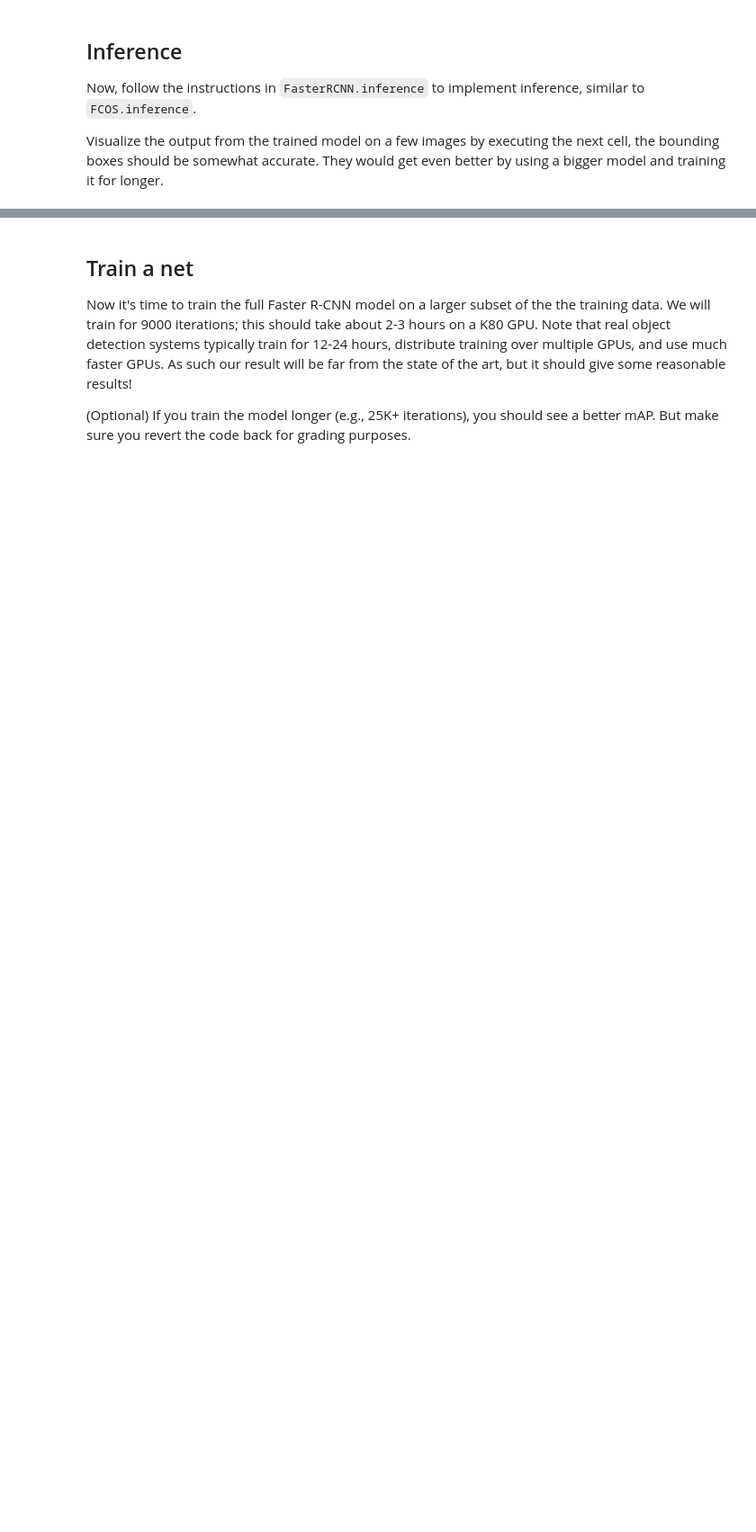
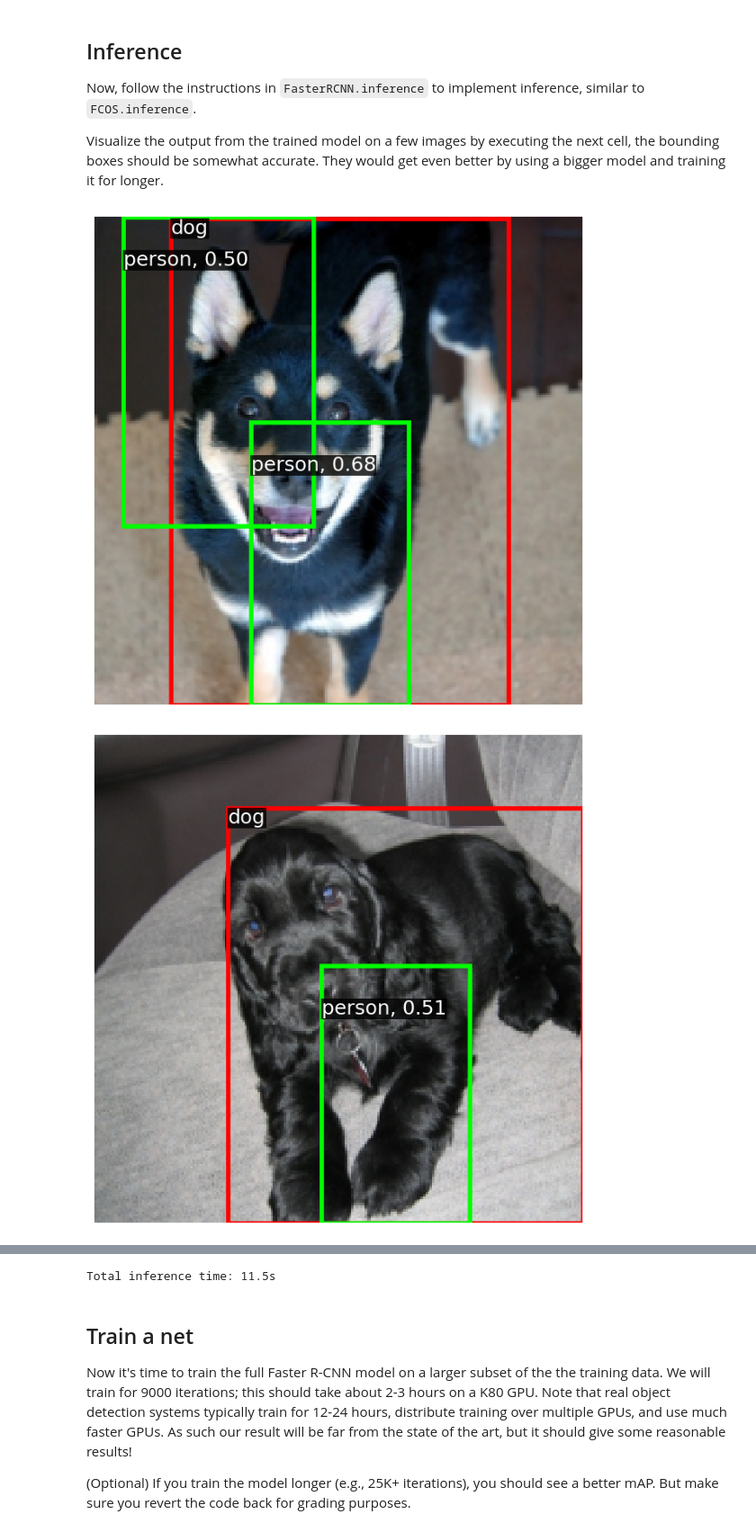
Before and after one commit to Light-yzc/EECS, a Jupyter notebook: A4/two_stage_detector.ipynb, the cells around one changed output, grey strips where cells are left out. Shown at 90% size. Drawn from its saved outputs; the diff is of its cells as text; code cells hidden in the pictures; blank space fills up the shorter version.

```diff
--- a/A4/two_stage_detector.ipynb
+++ b/A4/two_stage_detector.ipynb
@@ -146,10 +147,10 @@ NUM_CLASSES = 20
 BATCH_SIZE = 16
 IMAGE_SHAPE = (224, 224)
 # NUM_WORKERS = multiprocessing.cpu_count()
-NUM_WORKERS = 4
+NUM_WORKERS = 1
 # %%
 from a4_helper import VOC2007DetectionTiny
-GOOGLE_DRIVE_PATH = './'
+GOOGLE_DRIVE_PATH = '/dataset'
 # NOTE: Set `download=True` for the first time when you set up Google Drive folder.
 # Turn it back to `False` later for faster execution in the future.
 # If this hangs, download and place data in your drive manually as shown in `one_stage_detector.ipynb`.
@@ -732,18 +752,21 @@ Visualize the output from the trained model on a few images by executing the nex
 # %%
 from a4_helper import inference_with_detector
 
 
 # Change the loader to have (batch size = 1) as required for inference.
 small_train_loader = torch.utils.data.DataLoader(
     small_dataset, batch_size=1, pin_memory=True, num_workers=NUM_WORKERS
 )
 
 inference_with_detector(
     faster_rcnn,
     small_train_loader,
     val_dataset.idx_to_class,
     score_thresh=0.2,
-    nms_thresh=0.5,
+    nms_thresh=0.1,
     device=DEVICE,
     dtype=torch.float32,
 )
+# %% [output]
+[figure, added]
+[figure, added]
@@ -750,3 +776,4 @@ inference_with_detector(
+Total inference time: 11.5s
 # %% [markdown]
 ## Train a net
 
```
Also changed, not shown: parts of 11 cells of this notebook, 3 other files.
